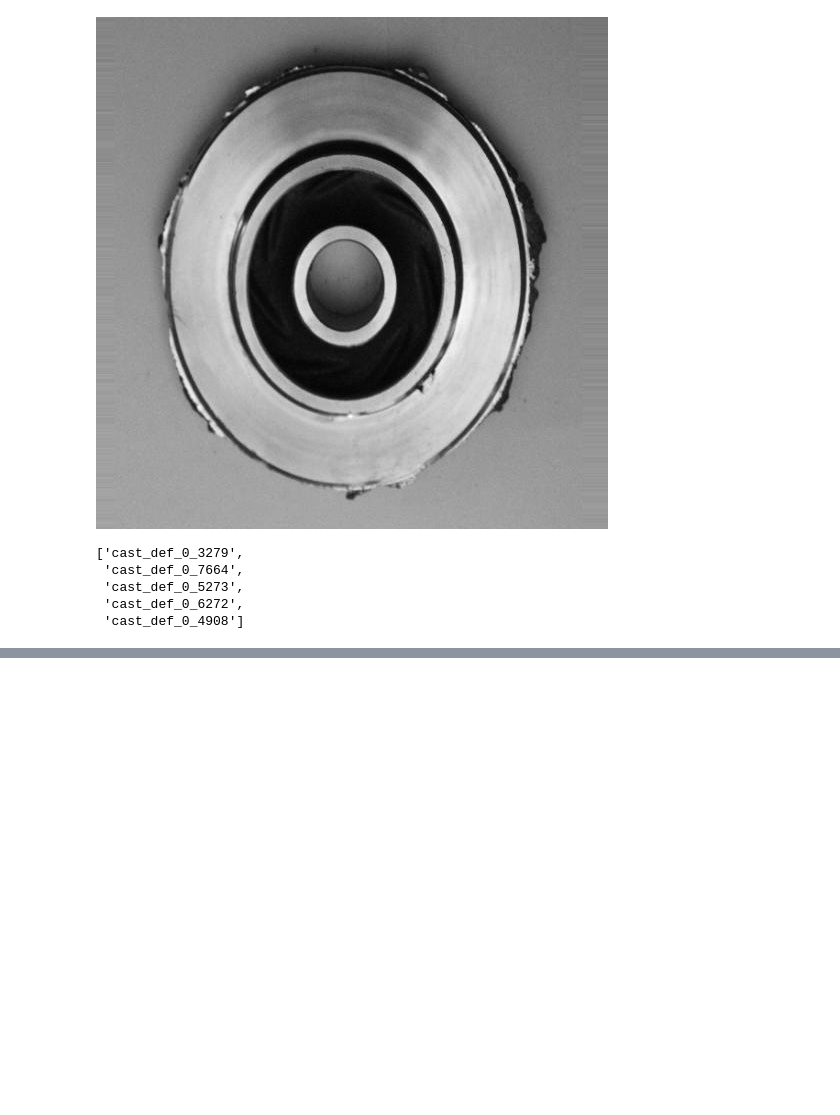
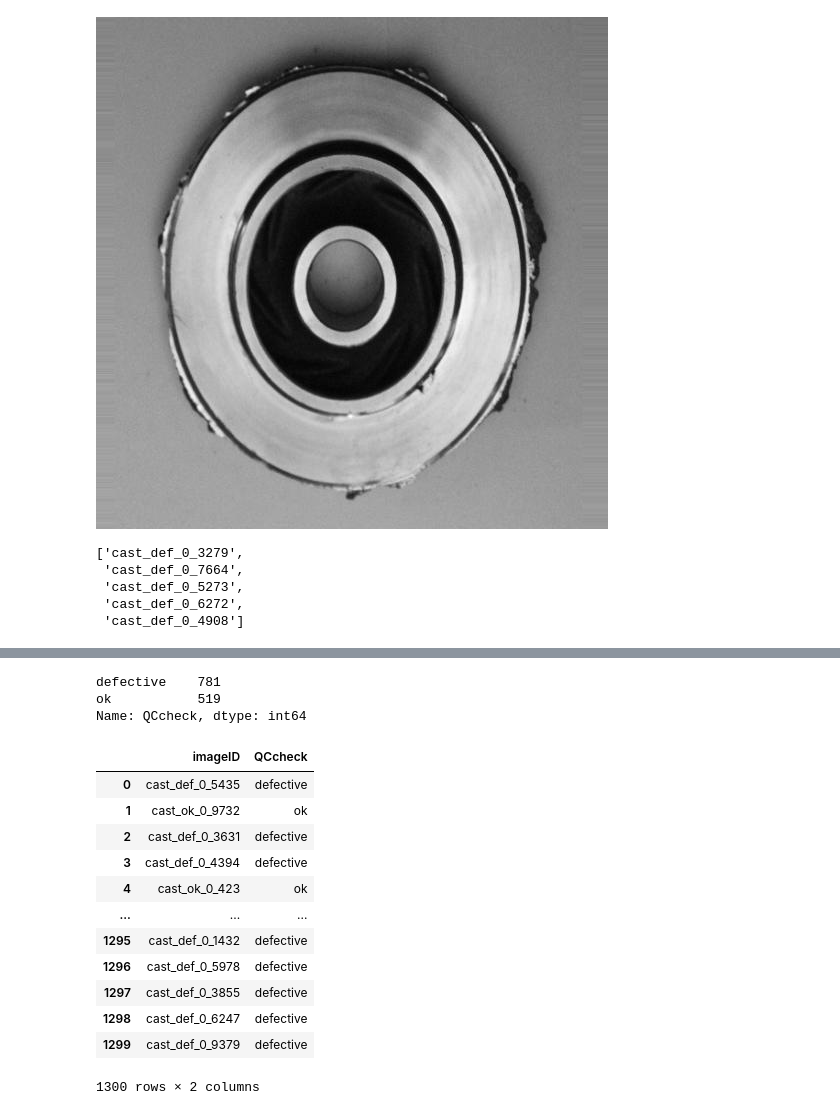
Before and after one commit to AnalystGagan/Project-inteliQC, a Jupyter notebook: inteliQC.ipynb, the cells around one changed output, grey strips where cells are left out. Drawn from its saved outputs; the diff is of its cells as text; code cells hidden in the pictures; blank space fills up the shorter version.

```diff
--- a/inteliQC.ipynb
+++ b/inteliQC.ipynb
@@ -81,0 +138,25 @@ df_notok.head()
+# %%
+df_full_dataset = df_notok.append(df_ok)
+df_full_dataset["QCcheck"].value_counts()
+# %% [output]
+defective    781
+ok           519
+Name: QCcheck, dtype: int64
+# %%
+# shuffle rows in dataset
+df_shuf = df_full_dataset.sample(frac=1).reset_index(drop=True)
+df_shuf
+# %% [output]
+|  | imageID | QCcheck |
+| 0 | cast_def_0_5435 | defective |
+| 1 | cast_ok_0_9732 | ok |
+| 2 | cast_def_0_3631 | defective |
+| 3 | cast_def_0_4394 | defective |
+| 4 | cast_ok_0_423 | ok |
+| ... | ... | ... |
+| 1295 | cast_def_0_1432 | defective |
+| 1296 | cast_def_0_5978 | defective |
+| 1297 | cast_def_0_3855 | defective |
+| 1298 | cast_def_0_6247 | defective |
+| 1299 | cast_def_0_9379 | defective |
+1300 rows × 2 columns
```
Also changed, not shown: parts of 10 cells of this notebook.
